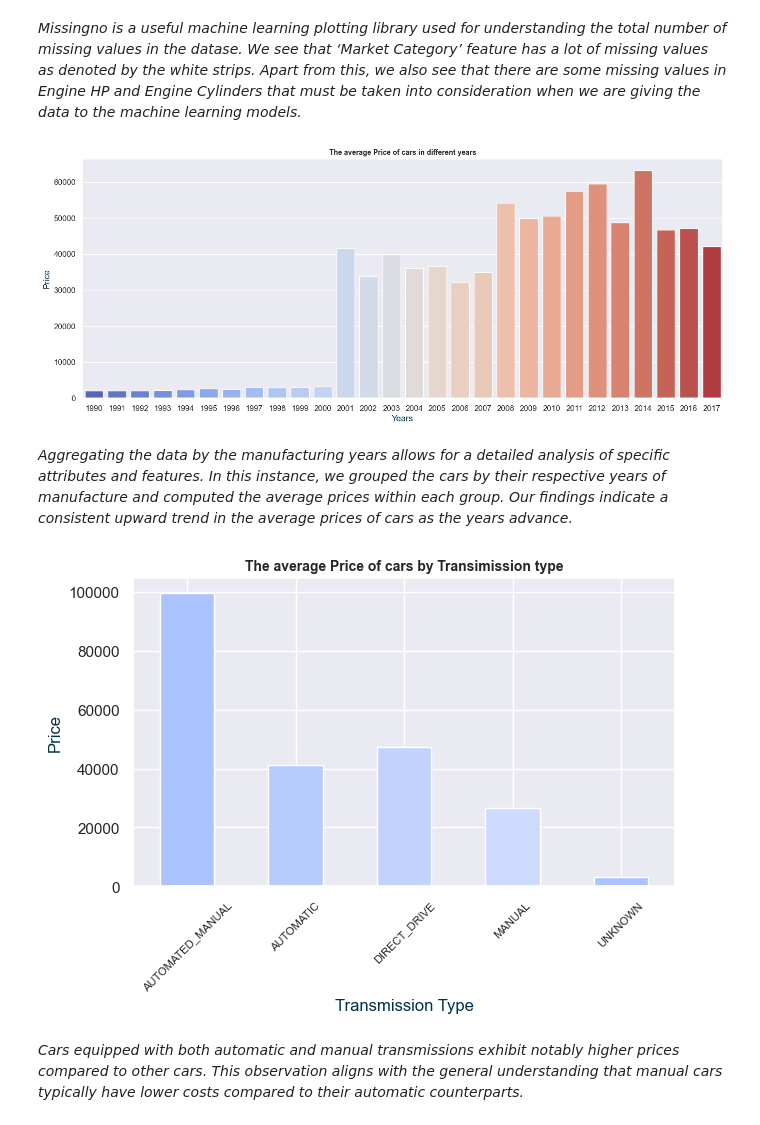
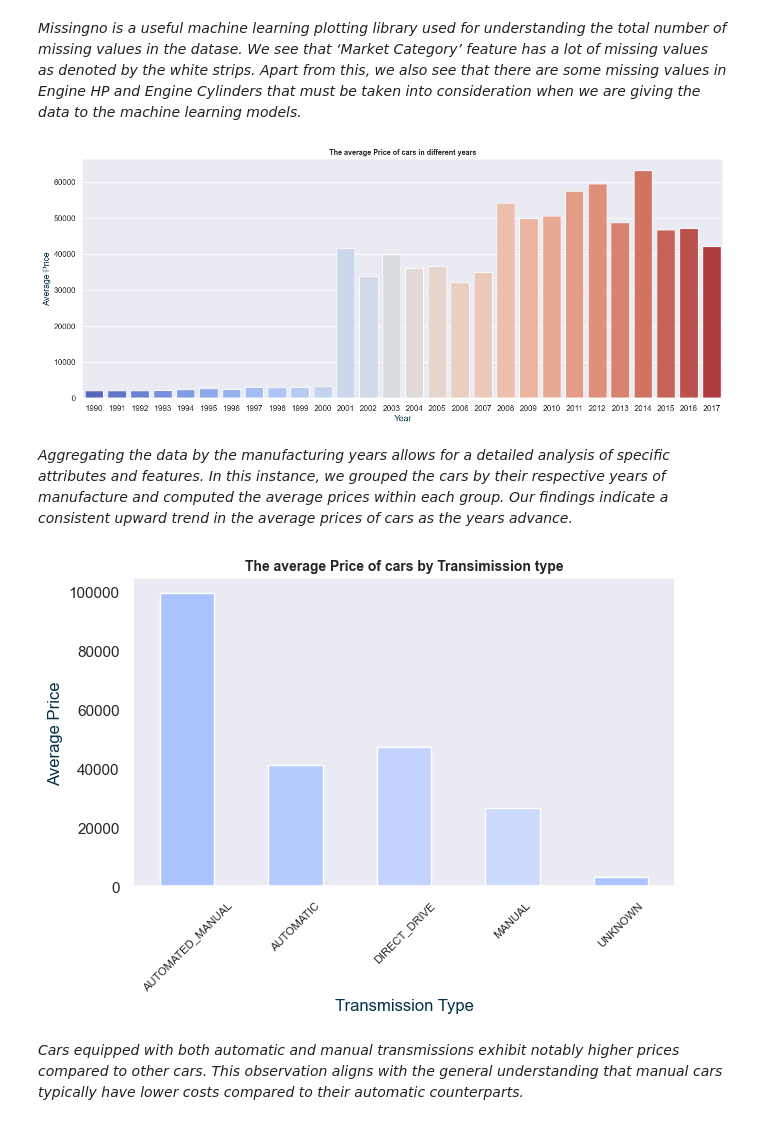
Before and after one commit to Shuhaib73/Price-Prediction-ML-Project, a Jupyter notebook: project.ipynb, the cells around one changed output. Drawn from its saved outputs; the diff is of its cells as text; code cells hidden in the pictures.

```diff
--- a/project.ipynb
+++ b/project.ipynb
@@ -169,27 +182,28 @@ plt.figure(figsize=(16, 6))
 sns.barplot(x='Year', y='MSRP', data=avg_price_df, palette='coolwarm')
 
 plt.title('The average Price of cars in different years', fontdict={'weight': 'bold', 'fontsize': 10})
-plt.xlabel('Years', fontdict={'color': '#023047'})
-plt.ylabel('Price', fontdict={'color': '#023047'})
+plt.xlabel('Year', fontdict={'color': '#023047'})
+plt.ylabel('Average Price', fontdict={'color': '#023047'})
 plt.show()
 # %% [output]
-[figure, old version]
+[figure, new version]
 # %% [markdown]
 *Aggregating the data by the manufacturing years allows for a detailed analysis of specific attributes and features. In this instance, we grouped the cars by their respective years of manufacture and computed the average prices within each group. Our findings indicate a consistent upward trend in the average prices of cars as the years advance.*
 # %%
 # Create a bar plot to visualize the average price of cars by transmission type
 
 plt.figure(figsize=(7, 4))
 df.groupby('Transmission Type')['MSRP'].mean().plot(kind='bar', color=["#abc4ff", "#b6ccfe", "#c1d3fe", "#ccdbfd"])
 
 plt.title('The average Price of cars by Transimission type', fontdict={'weight': 'bold', 'fontsize': 10})
 plt.xlabel('Transmission Type', fontdict={'color': '#023047'})
-plt.ylabel('Price', fontdict={'color': '#023047'})
+plt.ylabel('Average Price', fontdict={'color': '#023047'})
 plt.xticks(rotation=45, fontsize=8)
 
+plt.grid(False)
 plt.show()
 # %% [output]
-[figure, old version]
+[figure, new version]
 # %% [markdown]
 *Cars equipped with both automatic and manual transmissions exhibit notably higher prices compared to other cars. This observation aligns with the general understanding that manual cars typically have lower costs compared to their automatic counterparts.*
 # %%
```
Also changed, not shown: parts of 6 cells of this notebook, 9 other files.
